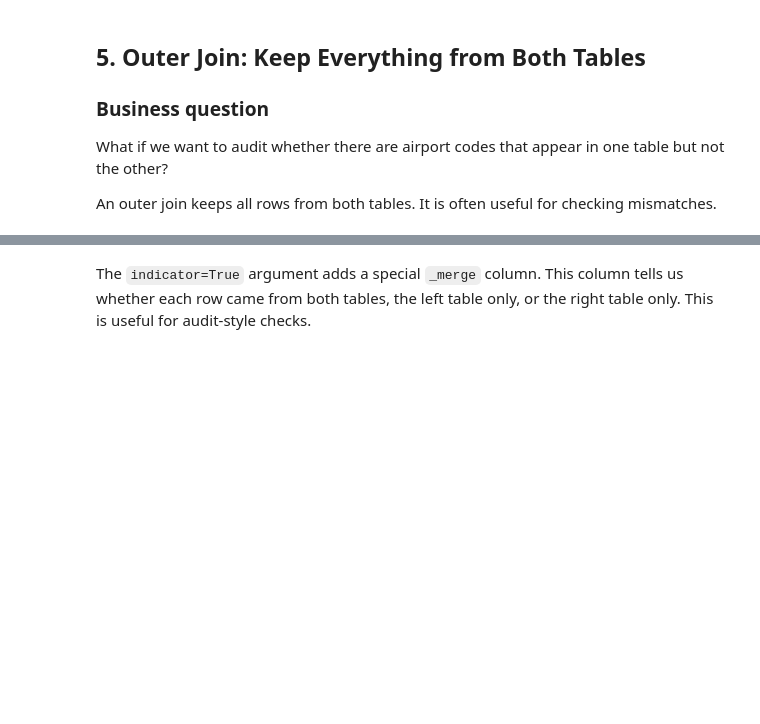
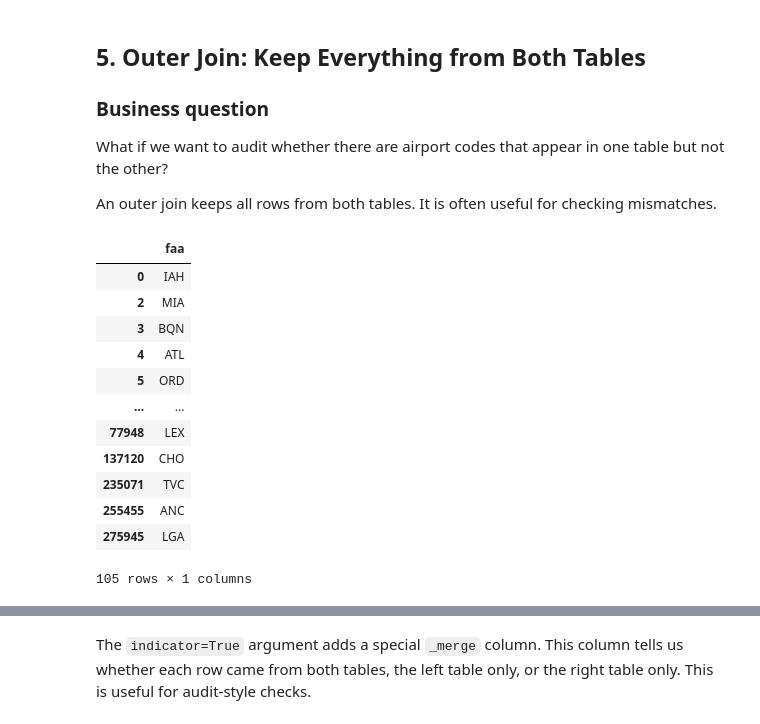
Before and after one commit to glendadavisjohnson/BAN6003_001_Weeks_7_8_Lab_Aggregation_Integration_Davis-Johnson_Glenda, a Jupyter notebook: notebooks/module8_pandas_integration_guided_lab.ipynb, the cells around one changed output, grey strips where cells are left out. Drawn from its saved outputs; the diff is of its cells as text; code cells hidden in the pictures; blank space fills up the shorter version.

```diff
--- a/notebooks/module8_pandas_integration_guided_lab.ipynb
+++ b/notebooks/module8_pandas_integration_guided_lab.ipynb
@@ -306,6 +393,22 @@ Did the inner join remove any rows? What does that suggest?
 What if we want to audit whether there are airport codes that appear in one table but not the other?
 
 An outer join keeps all rows from both tables. It is often useful for checking mismatches.
+# %%
+flight_dest_codes
+# %% [output]
+|  | faa |
+| 0 | IAH |
+| 2 | MIA |
+| 3 | BQN |
+| 4 | ATL |
+| 5 | ORD |
+| ... | ... |
+| 77948 | LEX |
+| 137120 | CHO |
+| 235071 | TVC |
+| 255455 | ANC |
+| 275945 | LGA |
+105 rows × 1 columns
 # %%
 flight_dest_codes = flights[["dest"]].drop_duplicates().rename(columns={"dest": "faa"})
 
```
Also changed, not shown: parts of 35 cells of this notebook.
